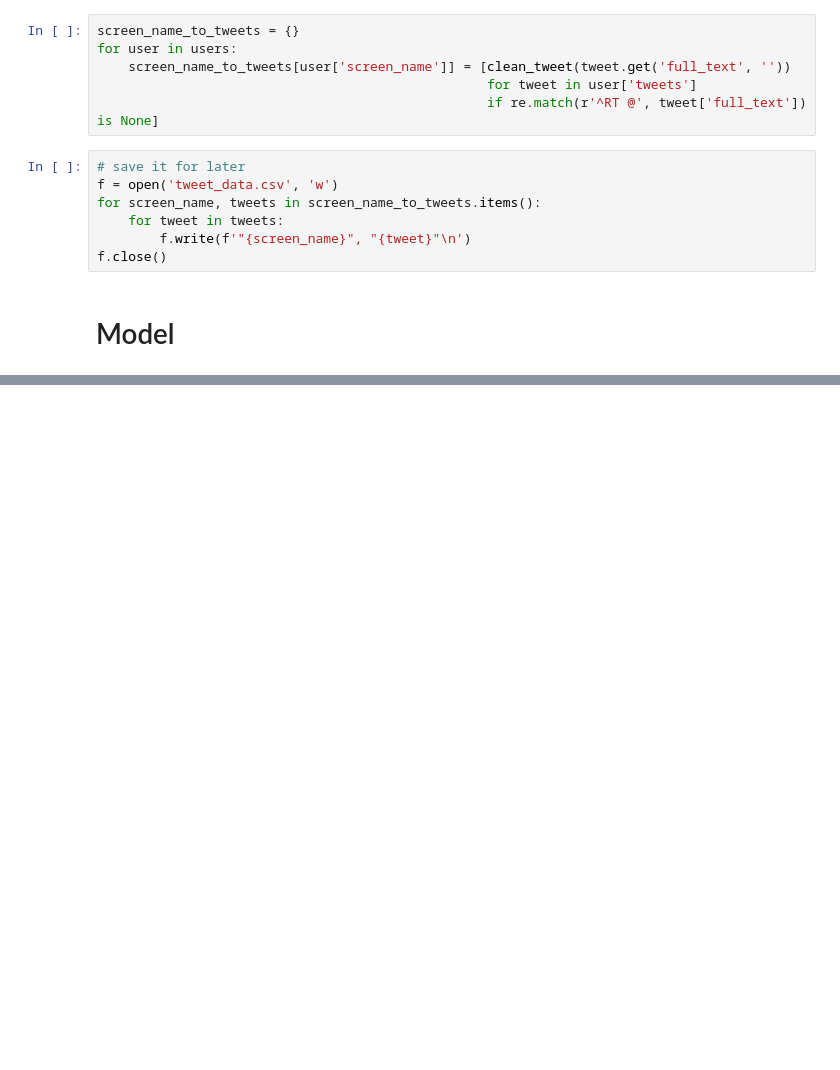
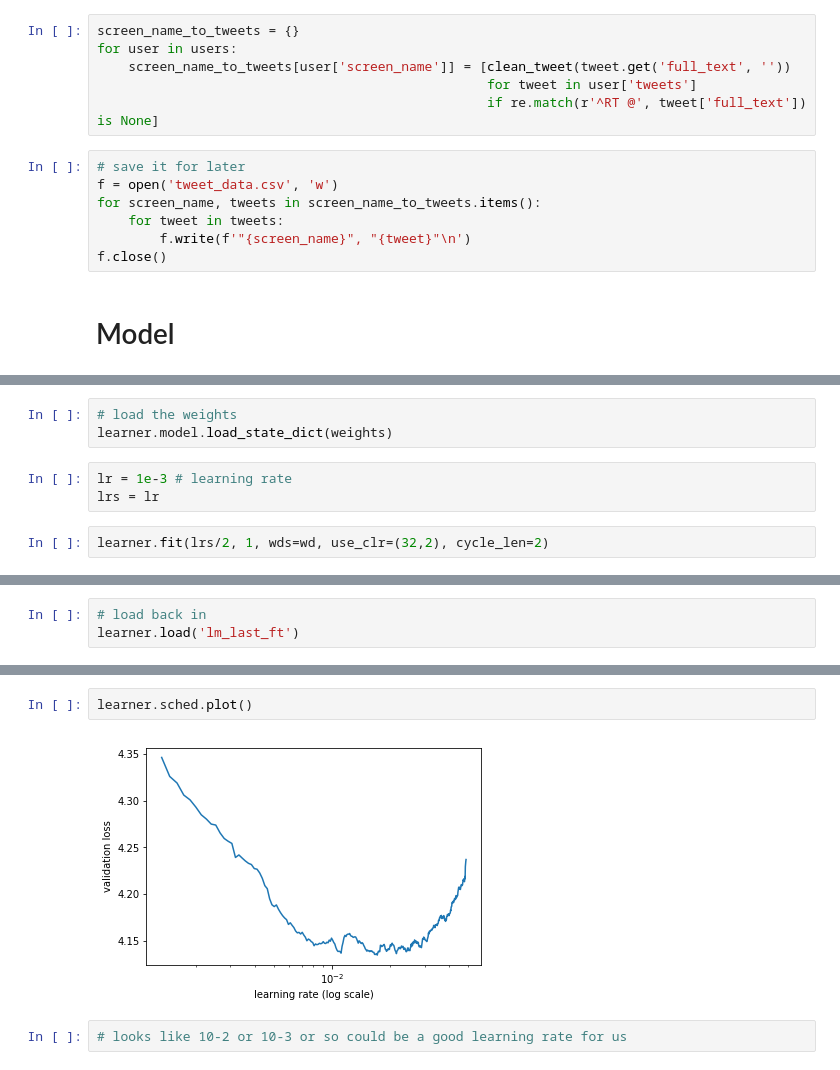
Before and after one commit to estorrs/twitter-celebrity-tweet-sentiment, a Jupyter notebook: celebrity-twitter-sentiment.ipynb, the cells around one changed output, grey strips where cells are left out. Saved outputs shown, nothing was run; the diff lists cells and outputs as text; blank space fills up the shorter version.

```diff
--- a/celebrity-twitter-sentiment.ipynb
+++ b/celebrity-twitter-sentiment.ipynb
@@ -89,0 +344,8 @@ f.close()
+# %%
+# load the weights
+learner.model.load_state_dict(weights)
+# %%
+lr = 1e-3 # learning rate
+lrs = lr
+# %%
+learner.fit(lrs/2, 1, wds=wd, use_clr=(32,2), cycle_len=2)
@@ -89,0 +361,3 @@ f.close()
+# %%
+# load back in
+learner.load('lm_last_ft')
@@ -89,0 +374,6 @@ f.close()
+# %%
+learner.sched.plot()
+# %% [output]
+[figure, added]
+# %%
+# looks like 10-2 or 10-3 or so could be a good learning rate for us
```
Also changed, not shown: parts of 106 cells of this notebook, 2 other files.
